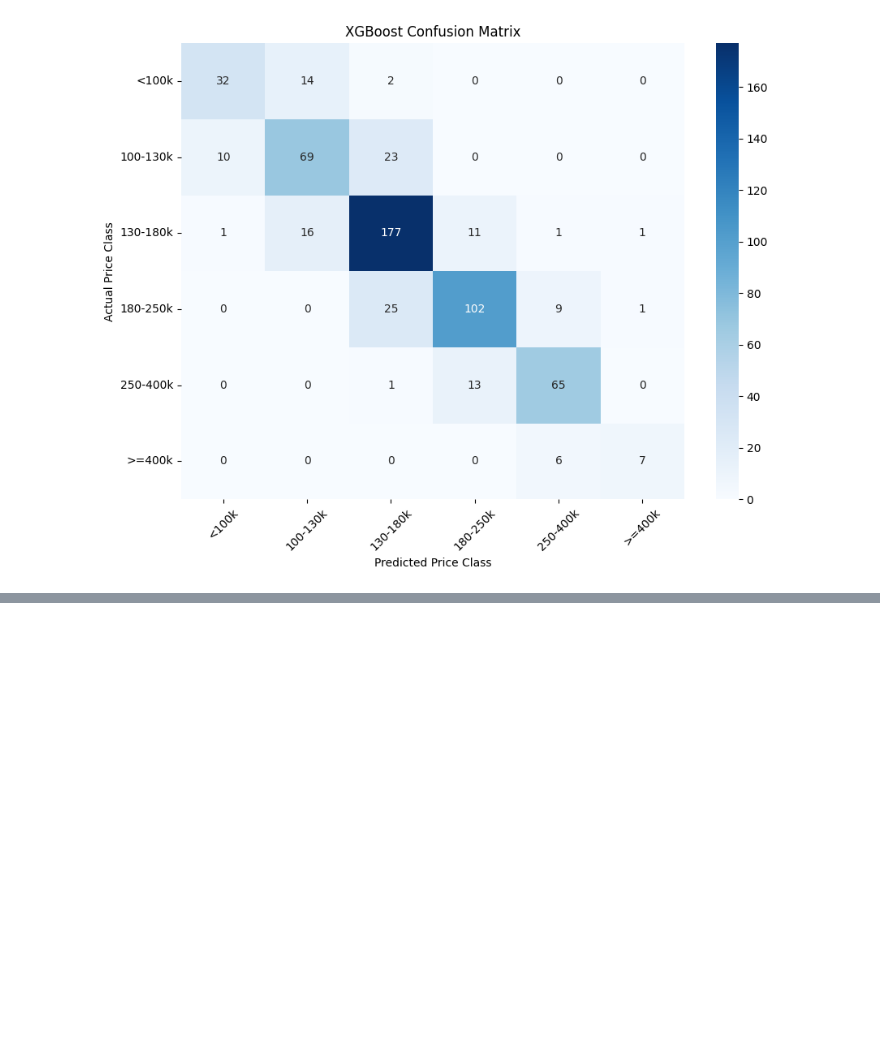
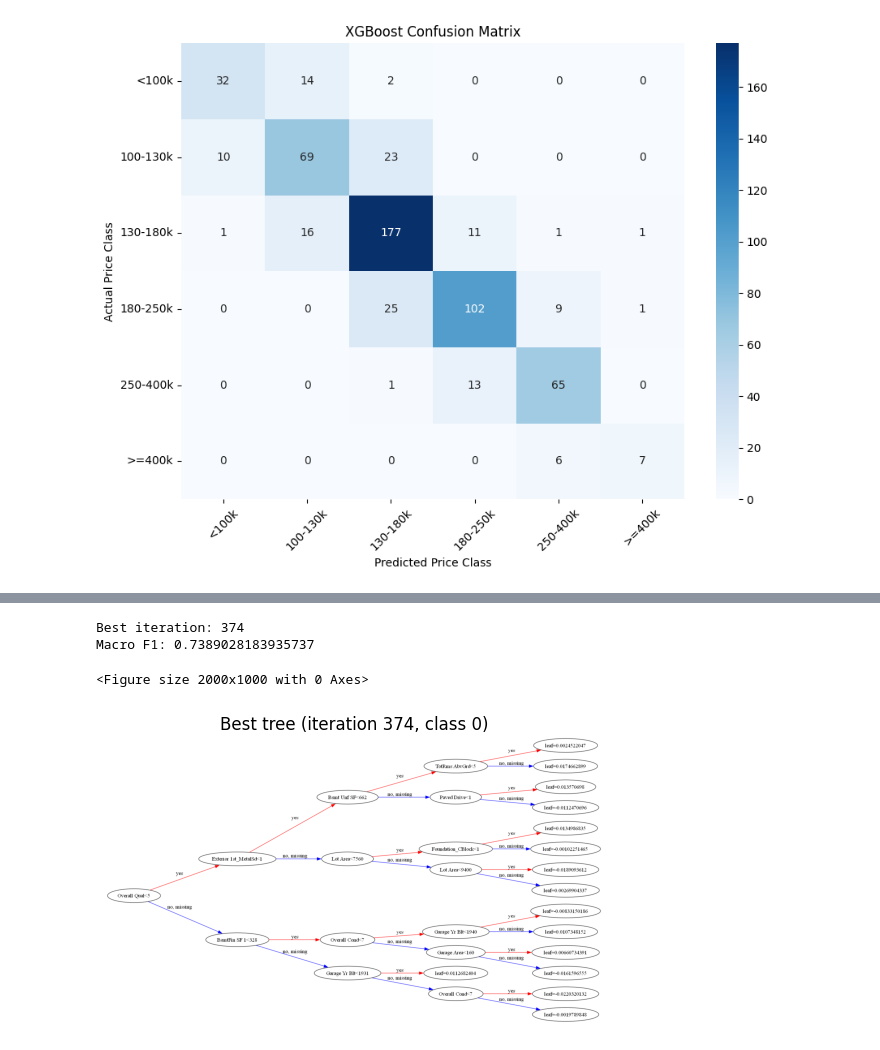
Before and after one commit to shomlea/AmesHousing-Dataset, a Jupyter notebook: initial_predictions.ipynb, the cells around one changed output, grey strips where cells are left out. Saved outputs shown, nothing was run; the diff lists cells and outputs as text; code cells hidden in the pictures; blank space fills up the shorter version.

```diff
--- a/initial_predictions.ipynb
+++ b/initial_predictions.ipynb
@@ -216,0 +516,17 @@ plt.show()
+# %%
+# retrain with early stopping to find the best iteration
+es_model = make_model(n_estimators=1000, early_stopping_rounds=30)
+es_model.fit(X_tr, y_tr, sample_weight=w_tr, eval_set=[(X_te, y_te)], verbose=False)
+
+print("Best iteration:", es_model.best_iteration)
+print("Macro F1:", f1_score(y_te, es_model.predict(X_te), average='macro', zero_division=0))
+
+plt.figure(figsize=(20, 10))
+xgb.plot_tree(es_model, num_trees=es_model.best_iteration * enc.n_classes, rankdir='LR')
+plt.title(f"Best tree (iteration {es_model.best_iteration}, class 0)")
+plt.show()
+# %% [output]
+Best iteration: 374
+Macro F1: 0.7389028183935737
+<Figure size 2000x1000 with 0 Axes>
+[figure, added]
```
Also changed, not shown: parts of 22 cells of this notebook.
